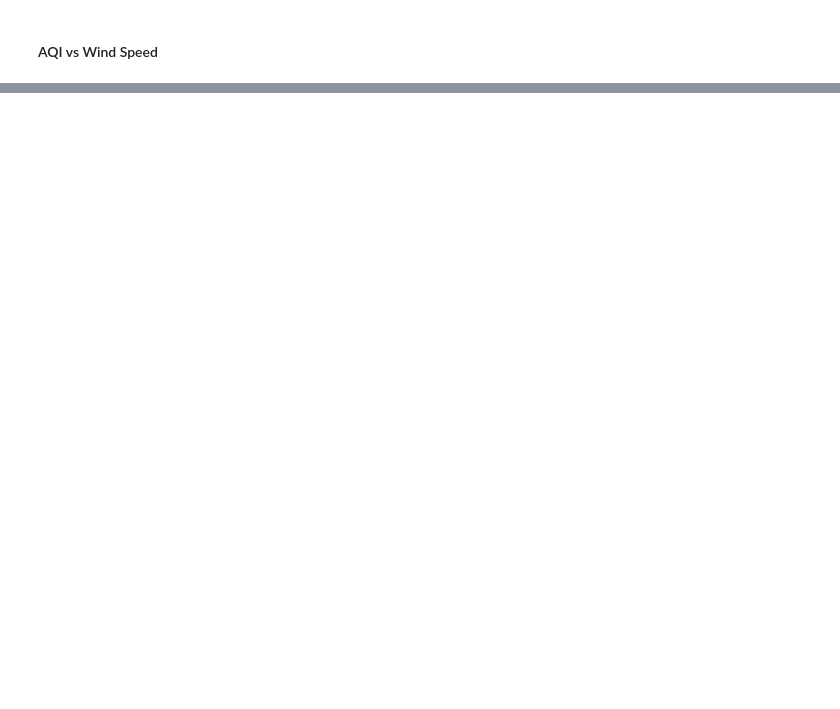
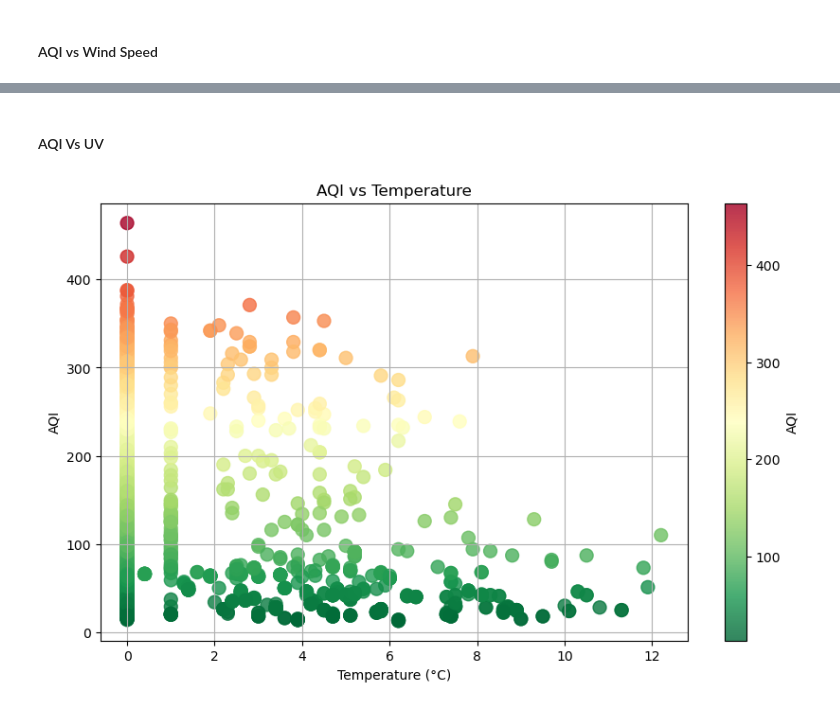
Before and after one commit to Nitish36/AQUI-Index, a Jupyter notebook: AQUI Analysis.ipynb, the cells around one changed output, grey strips where cells are left out. Drawn from its saved outputs; the diff is of its cells as text; code cells hidden in the pictures; blank space fills up the shorter version.

```diff
--- a/AQUI Analysis.ipynb
+++ b/AQUI Analysis.ipynb
@@ -448,0 +456,25 @@ plt.show()
+# %% [markdown]
+#### AQI Vs UV
+# %%
+plt.figure(figsize=(10, 6))
+
+scatter = plt.scatter(
+    df["uv"],
+    df["AQI_IN"],
+    c=df["AQI_IN"],      # color by AQI
+    cmap="RdYlGn_r",     # Green → Yellow → Red
+    s=100,
+    alpha=0.8
+)
+
+plt.colorbar(scatter, label="AQI")
+
+plt.xlabel("Temperature (°C)")
+plt.ylabel("AQI")
+plt.title("AQI vs Temperature")
+
+plt.grid(True)
+
+plt.show()
+# %% [output]
+[figure, added]
```
Also changed, not shown: parts of 21 cells of this notebook.
